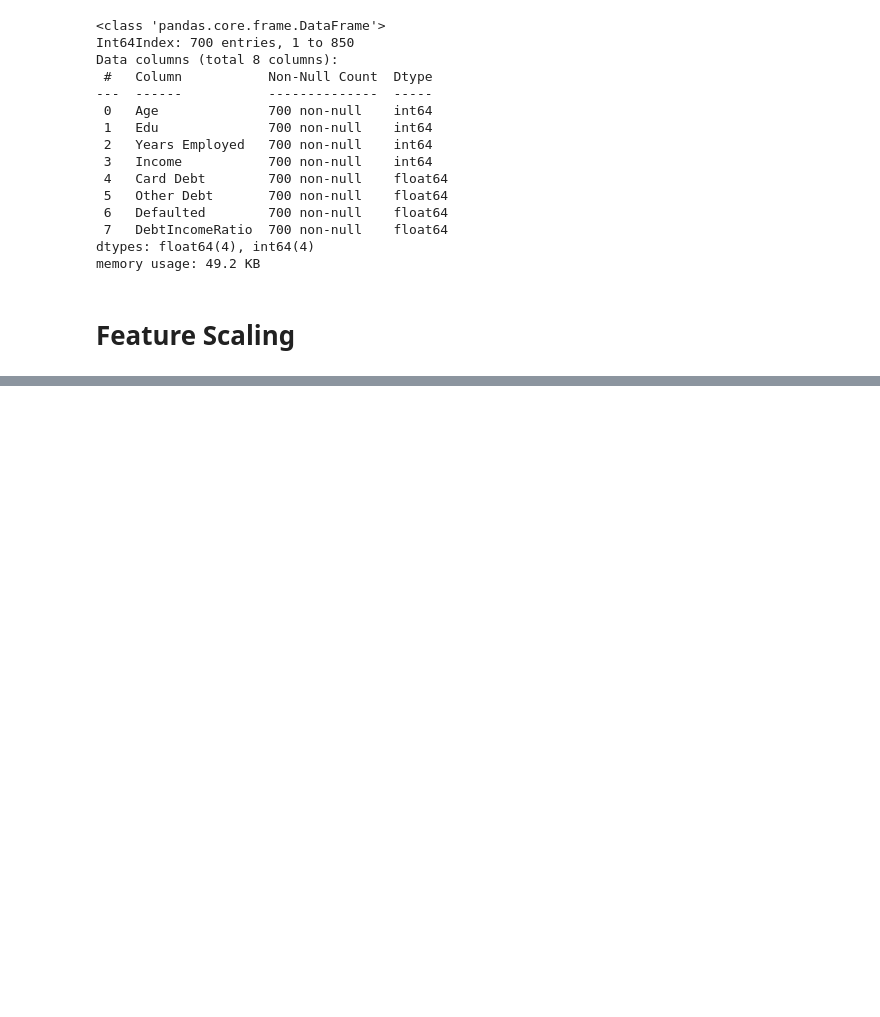
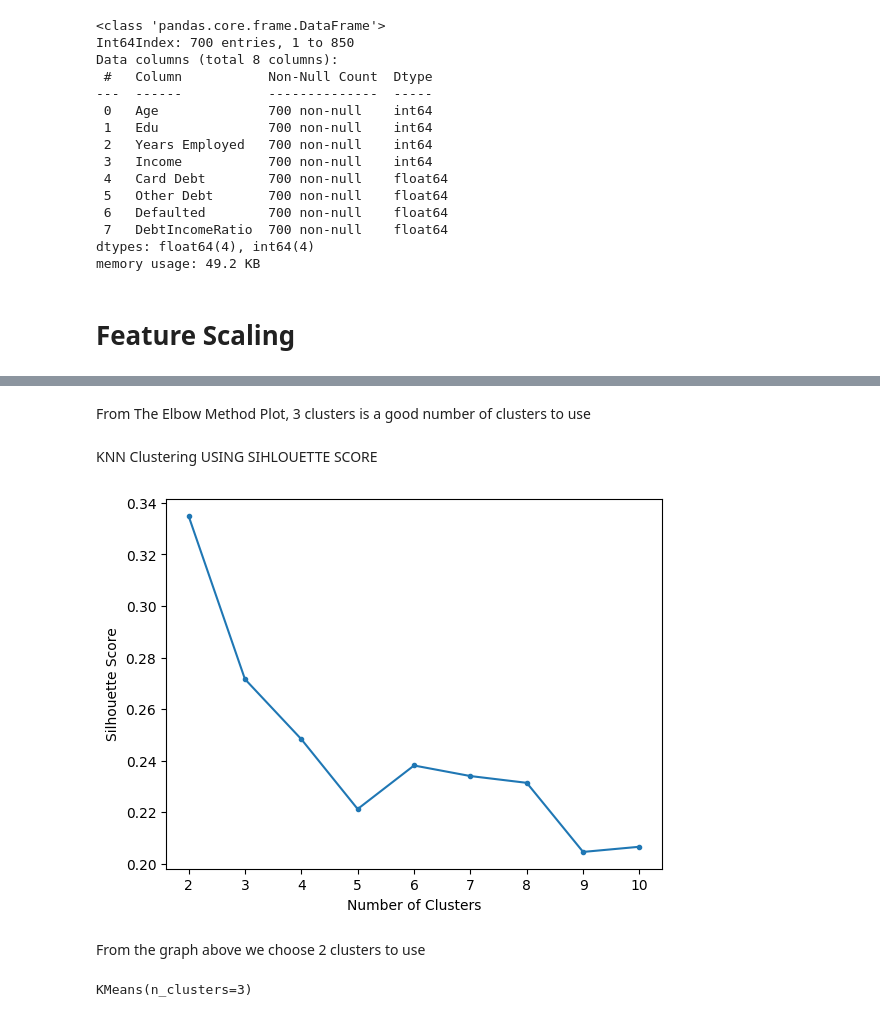
Before and after one commit to igntrevor/AI-ML-School-Work, a Jupyter notebook: Group_15_Assignment_2_Customer__Segmentation.ipynb, the cells around one changed output, grey strips where cells are left out. Drawn from its saved outputs; the diff is of its cells as text; code cells hidden in the pictures; blank space fills up the shorter version.

```diff
--- a/Group_15_Assignment_2_Customer__Segmentation.ipynb
+++ b/Group_15_Assignment_2_Customer__Segmentation.ipynb
@@ -68,0 +97,29 @@ memory usage: 49.2 KB
+# %% [markdown]
+From The Elbow Method Plot, 3 clusters is a good number of clusters to use
+# %% [markdown]
+KNN Clustering
+USING SIHLOUETTE SCORE
+# %%
+# Visualize different silhouette scores
+# Save silhouette scores for various cluster numbers in list
+silhouette_scores = []
+for i in range(2, 11):
+  kmeans = KMeans(n_clusters = i)
+  kmeans.fit(scaled_data)
+  silhouette_scores.append(silhouette_score(scaled_data, kmeans.labels_))
+# Visualize scores
+plt.plot(range(2, 11), silhouette_scores, marker = '.')
+plt.xlabel('Number of Clusters')
+plt.ylabel('Silhouette Score');
+# %% [output]
+[figure, added]
+# %% [markdown]
+From the graph above we choose 2 clusters to use
+# %%
+# Fit 2 different KMeans models, one with 2 clusters and one with 3 clusters
+kmeans2 = KMeans(n_clusters = 2)
+kmeans3 = KMeans(n_clusters = 3)
+kmeans2.fit(scaled_data)
+kmeans3.fit(scaled_data)
+# %% [output]
+KMeans(n_clusters=3)
```
Also changed, not shown: parts of 20 cells of this notebook.
